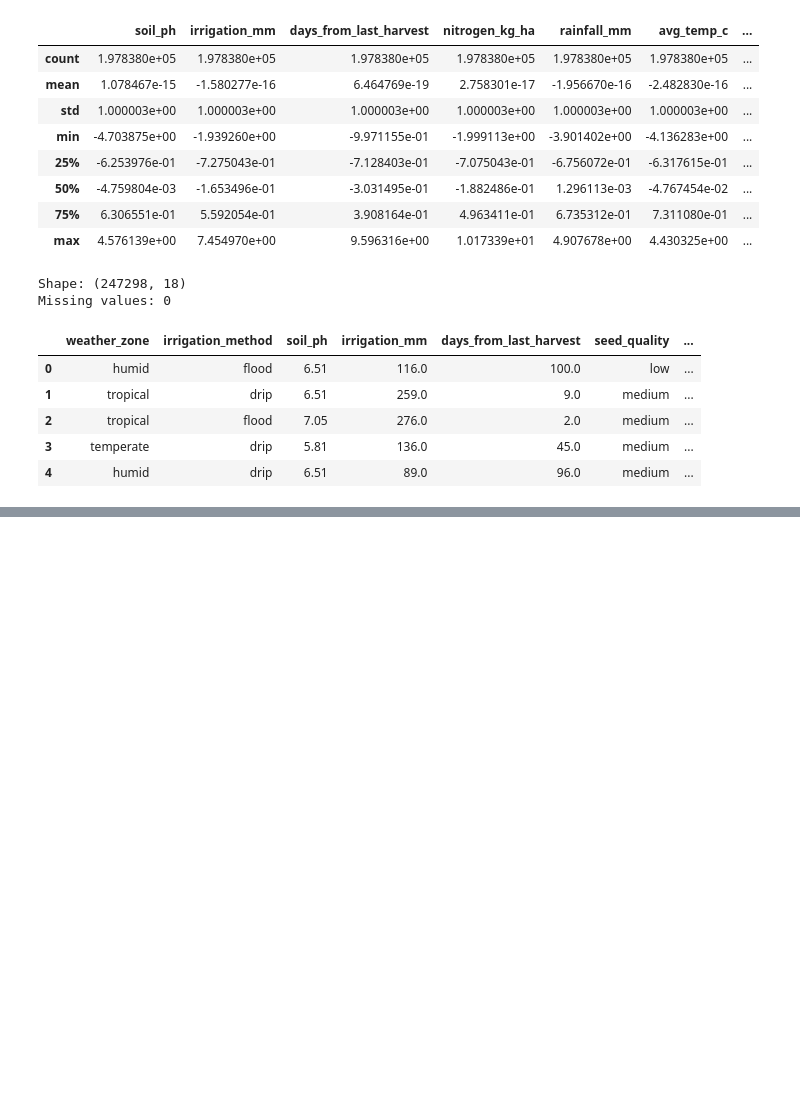
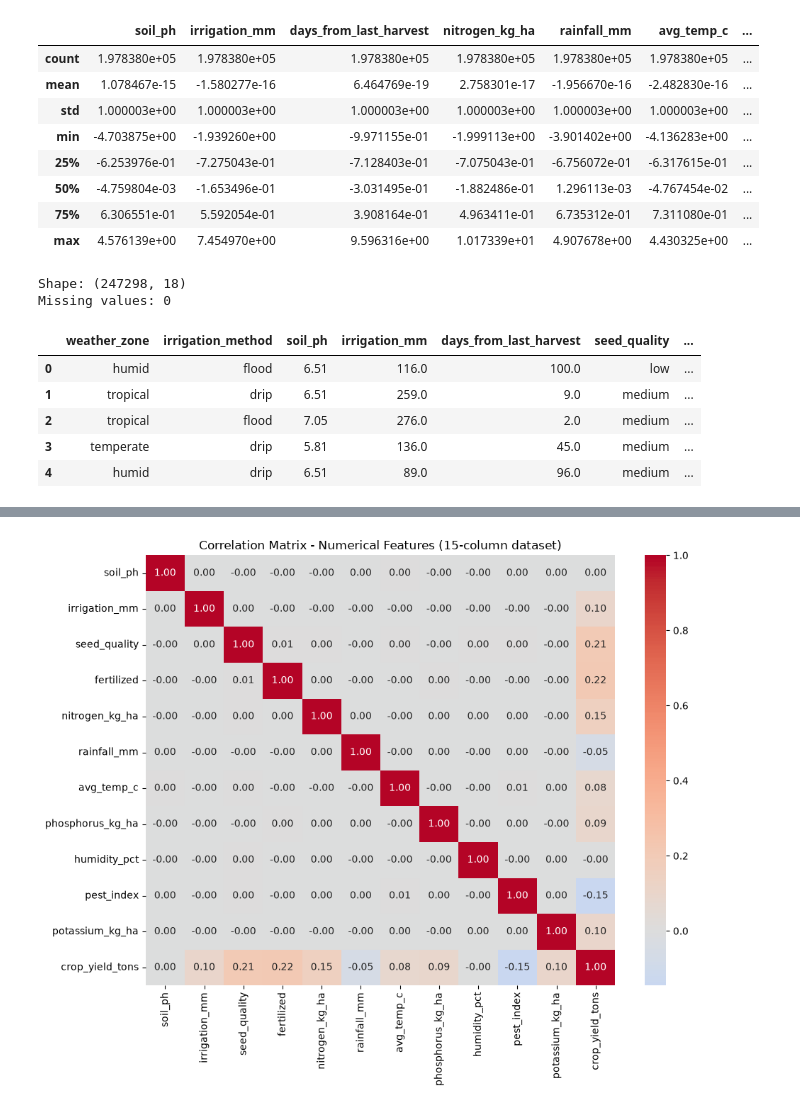
Before and after one commit to Sumii-c/ML-Regression-Model-, a Jupyter notebook: data_prep.ipynb, the cells around one changed output, grey strips where cells are left out. Saved outputs shown, nothing was run; the diff lists cells and outputs as text; code cells hidden in the pictures; blank space fills up the shorter version.

```diff
--- a/data_prep.ipynb
+++ b/data_prep.ipynb
@@ -520,0 +533,24 @@ plt.show()
+# %%
+import matplotlib.pyplot as plt
+import seaborn as sns
+
+# Make a temporary numeric-only copy for correlation purposes
+df_corr = df_clean.copy()
+df_corr['fertilized'] = df_corr['fertilized'].map({'no': 0, 'yes': 1})
+df_corr['seed_quality'] = df_corr['seed_quality'].map({'low': 0, 'medium': 1, 'high': 2})
+
+numeric_cols = ['soil_ph', 'irrigation_mm', 'seed_quality', 'fertilized',
+                 'nitrogen_kg_ha', 'rainfall_mm', 'avg_temp_c',
+                 'phosphorus_kg_ha', 'humidity_pct', 'pest_index',
+                 'potassium_kg_ha', 'crop_yield_tons']
+
+corr_matrix = df_corr[numeric_cols].corr()
+
+plt.figure(figsize=(10, 8))
+sns.heatmap(corr_matrix, annot=True, fmt='.2f', cmap='coolwarm', center=0)
+plt.title('Correlation Matrix - Numerical Features (15-column dataset)')
+plt.tight_layout()
+plt.savefig('correlation_matrix.png', dpi=150)
+plt.show()
+# %% [output]
+[figure, added]
```
Also changed, not shown: parts of 16 cells of this notebook, 5 other files.
